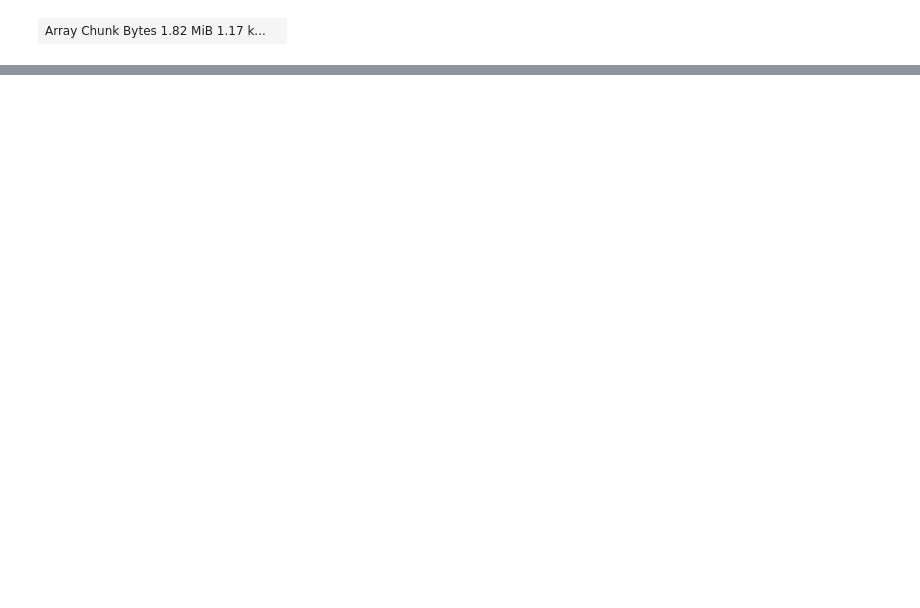
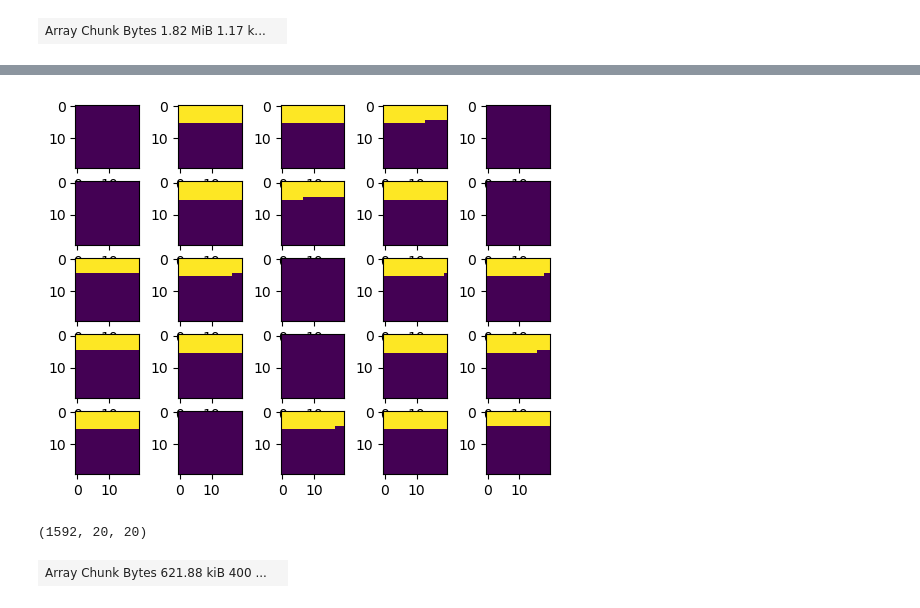
Before and after one commit to davedavemckay/timelapse-homogenise, a Jupyter notebook: imcomp.ipynb, the cells around one changed output, grey strips where cells are left out. Drawn from its saved outputs; the diff is of its cells as text; code cells hidden in the pictures; blank space fills up the shorter version.

```diff
--- a/imcomp.ipynb
+++ b/imcomp.ipynb
@@ -224,8 +173,0 @@ plt.imshow(dif[4])
-# %%
-fig, ax = plt.subplots(nrows=5, ncols=5)
-k=0
-for i in range(5):
-    for j in range(5):
-        ax[i,j].imshow(dif[k])
-        k+=1
-plt.show()
@@ -251,0 +174,3 @@ array([[[  3,   3,   3],
+# %%
+grays = grayscale(tbt_all)
+grays
@@ -251,0 +187,3 @@ array([[[  3,   3,   3],
+# %%
+smoothed = smooth(grays)
+smoothed
@@ -251,0 +200,3 @@ array([[[  3,   3,   3],
+# %%
+high_contrast = get_threshold(smoothed)
+high_contrast
@@ -251,0 +233,9 @@ array([[[  3,   3,   3],
+# %%
+fig, ax = plt.subplots(nrows=5, ncols=5)
+k=200
+for i in range(5):
+    for j in range(5):
+        ax[i,j].imshow(high_contrast[k],cmap='viridis')
+        k+=1
+plt.show()
+# %% [output]
@@ -251,0 +259 @@ array([[[  3,   3,   3],
+[figure, added]
@@ -251,0 +262,9 @@ array([[[  3,   3,   3],
+# %%
+high_contrast.shape
+# %% [output]
+(1592, 20, 20)
+# %%
+high_contrast = high_contrast.reshape((1592,20*20))
+high_contrast.persist()
+# %% [output]
+| Array Chunk Bytes 621.88 kiB 400 ... |  |
```
Also changed, not shown: parts of 36 cells of this notebook.
